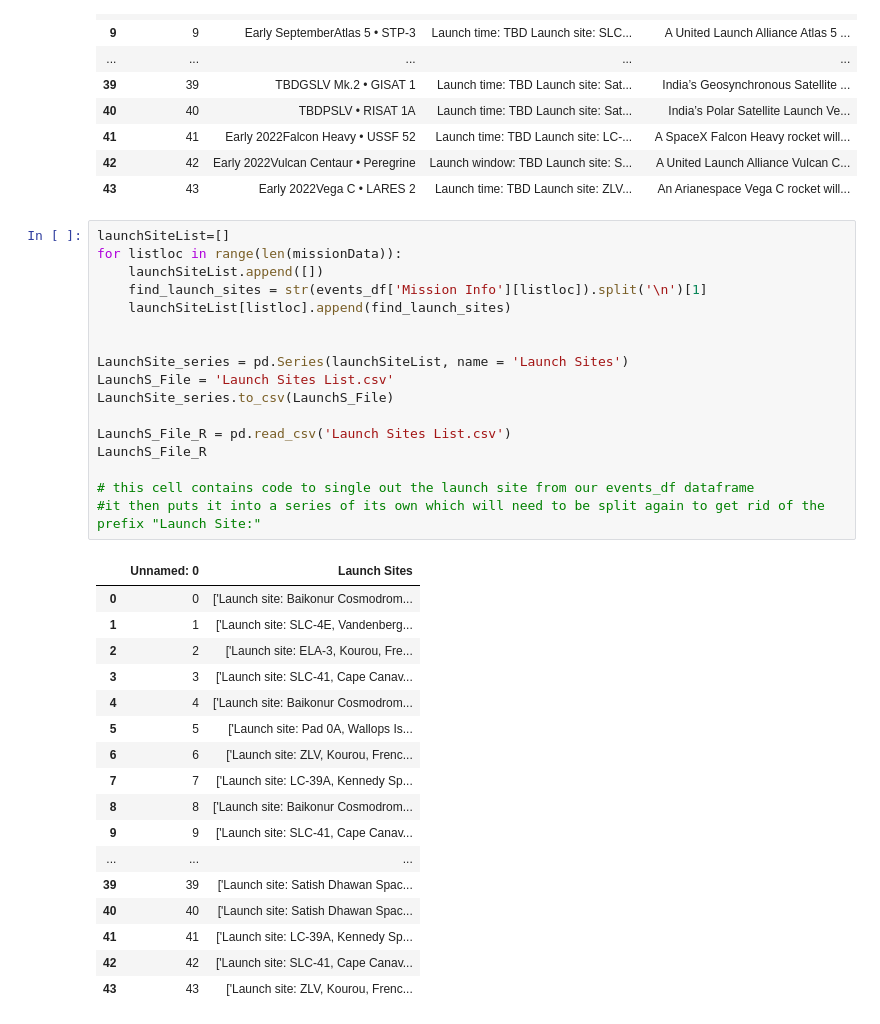
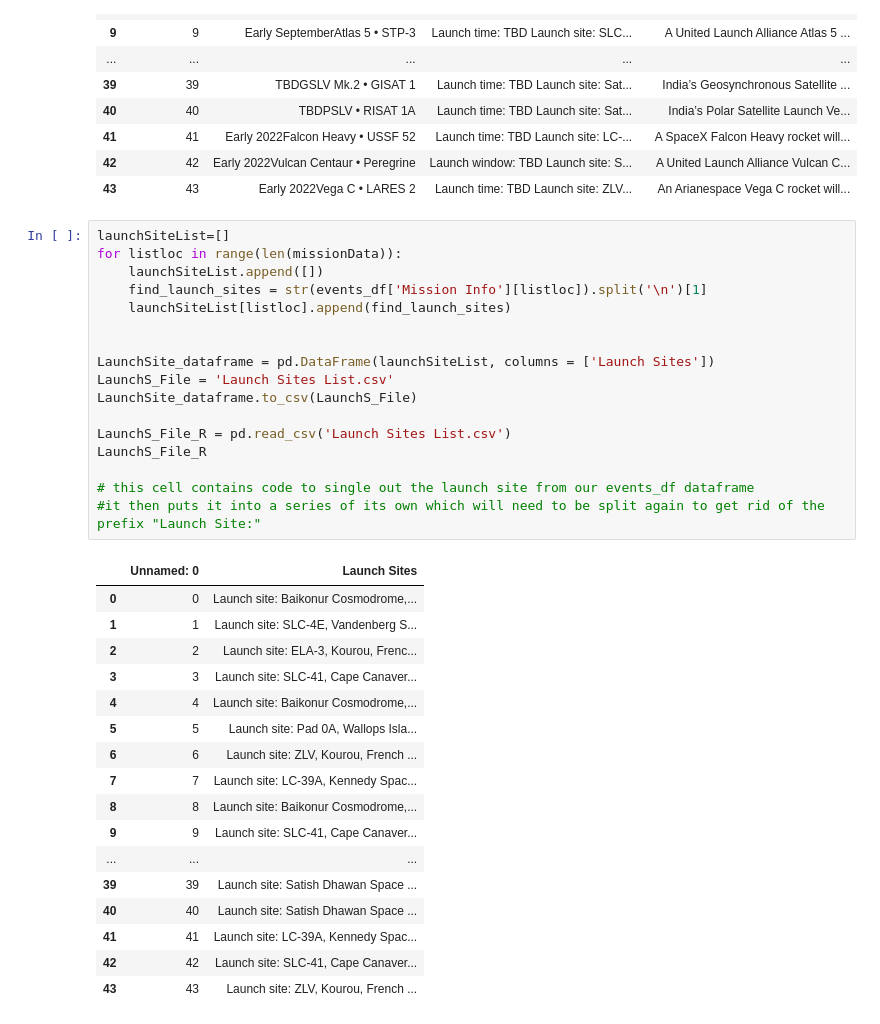
Before and after one commit to LS-io/codeschool, a Jupyter notebook: TSS_JulyProject.ipynb, the cells around one changed output. Saved outputs shown, nothing was run; the diff lists cells and outputs as text.

```diff
--- a/TSS_JulyProject.ipynb
+++ b/TSS_JulyProject.ipynb
@@ -120,35 +120,35 @@ cleaned_data
 # %%
 launchSiteList=[]
 for listloc in range(len(missionData)):
     launchSiteList.append([])
     find_launch_sites = str(events_df['Mission Info'][listloc]).split('\n')[1]
     launchSiteList[listloc].append(find_launch_sites)
 
 
-LaunchSite_series = pd.Series(launchSiteList, name = 'Launch Sites')
+LaunchSite_dataframe = pd.DataFrame(launchSiteList, columns = ['Launch Sites'])
 LaunchS_File = 'Launch Sites List.csv'
-LaunchSite_series.to_csv(LaunchS_File)
+LaunchSite_dataframe.to_csv(LaunchS_File)
 
 LaunchS_File_R = pd.read_csv('Launch Sites List.csv')
 LaunchS_File_R
 
 # this cell contains code to single out the launch site from our events_df dataframe
 #it then puts it into a series of its own which will need to be split again to get rid of the prefix "Launch Site:"
 # %% [output]
 |  | Unnamed: 0 | Launch Sites |
-| 0 | 0 | ['Launch site: Baikonur Cosmodrom... |
-| 1 | 1 | ['Launch site: SLC-4E, Vandenberg... |
-| 2 | 2 | ['Launch site: ELA-3, Kourou, Fre... |
-| 3 | 3 | ['Launch site: SLC-41, Cape Canav... |
-| 4 | 4 | ['Launch site: Baikonur Cosmodrom... |
-| 5 | 5 | ['Launch site: Pad 0A, Wallops Is... |
-| 6 | 6 | ['Launch site: ZLV, Kourou, Frenc... |
-| 7 | 7 | ['Launch site: LC-39A, Kennedy Sp... |
-| 8 | 8 | ['Launch site: Baikonur Cosmodrom... |
-| 9 | 9 | ['Launch site: SLC-41, Cape Canav... |
+| 0 | 0 | Launch site: Baikonur Cosmodrome,... |
+| 1 | 1 | Launch site: SLC-4E, Vandenberg S... |
+| 2 | 2 | Launch site: ELA-3, Kourou, Frenc... |
+| 3 | 3 | Launch site: SLC-41, Cape Canaver... |
+| 4 | 4 | Launch site: Baikonur Cosmodrome,... |
+| 5 | 5 | Launch site: Pad 0A, Wallops Isla... |
+| 6 | 6 | Launch site: ZLV, Kourou, French ... |
+| 7 | 7 | Launch site: LC-39A, Kennedy Spac... |
+| 8 | 8 | Launch site: Baikonur Cosmodrome,... |
+| 9 | 9 | Launch site: SLC-41, Cape Canaver... |
 | ... | ... | ... |
-| 39 | 39 | ['Launch site: Satish Dhawan Spac... |
-| 40 | 40 | ['Launch site: Satish Dhawan Spac... |
-| 41 | 41 | ['Launch site: LC-39A, Kennedy Sp... |
-| 42 | 42 | ['Launch site: SLC-41, Cape Canav... |
-| 43 | 43 | ['Launch site: ZLV, Kourou, Frenc... |
+| 39 | 39 | Launch site: Satish Dhawan Space ... |
+| 40 | 40 | Launch site: Satish Dhawan Space ... |
+| 41 | 41 | Launch site: LC-39A, Kennedy Spac... |
+| 42 | 42 | Launch site: SLC-41, Cape Canaver... |
+| 43 | 43 | Launch site: ZLV, Kourou, French ... |
```
Also changed, not shown: parts of 3 cells of this notebook.
